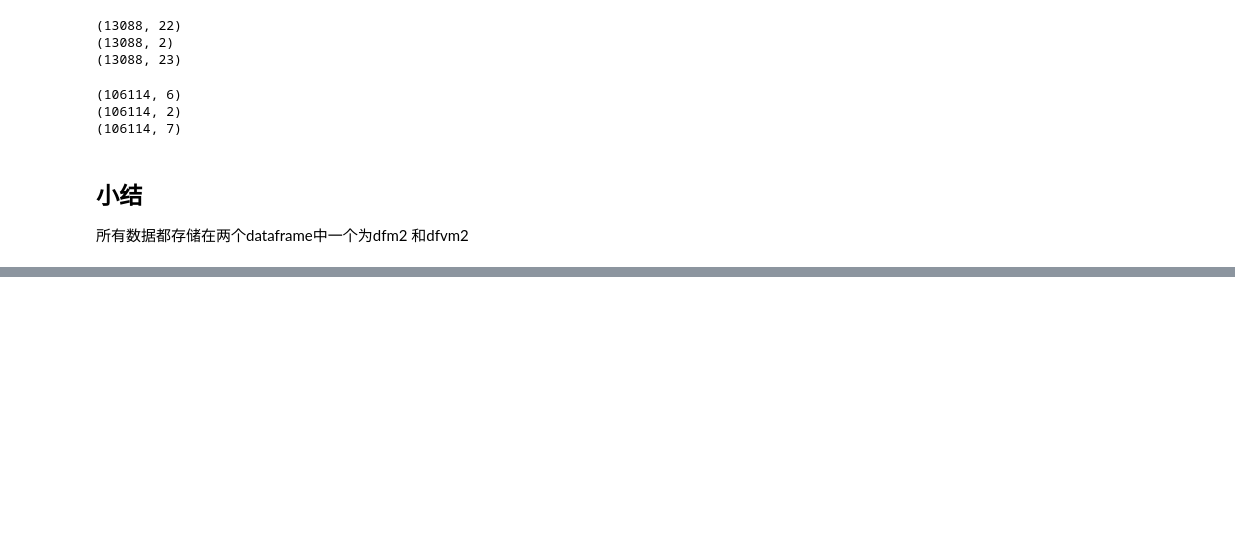
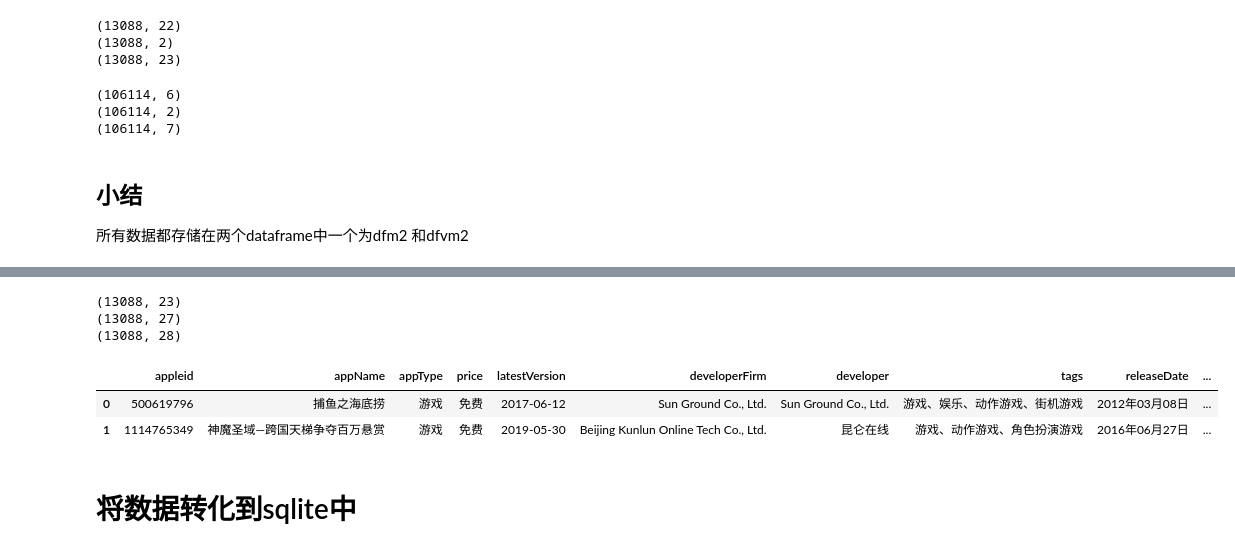
Before and after one commit to akasiro/mergedata-tosqlite, a Jupyter notebook: mergedata20190708.ipynb, the cells around one changed output, grey strips where cells are left out. Drawn from its saved outputs; the diff is of its cells as text; code cells hidden in the pictures; blank space fills up the shorter version.

```diff
--- a/mergedata20190708.ipynb
+++ b/mergedata20190708.ipynb
@@ -294,0 +330,2 @@ print(dfvm2.shape)
+# %%
+dfm3 = dfm2.merge(md1,on = 'appleid',how = 'left')
@@ -294,0 +361,5 @@ print(dfvm2.shape)
+# %%
+def changedate(datestring):
+    date_fomat = time.strptime(datestring, '%Y年%m月%d日')
+    timestamp = int(time.mktime(date_fomat))
+    return timestamp
@@ -294,0 +388,19 @@ print(dfvm2.shape)
+# %%
+dfm4 = dfm3.copy()
+dfm4['rdtimestamp'] = dfm4['releaseDate'].apply(changedate)
+# %%
+print(dfm2.shape)
+print(dfm3.shape)
+print(dfm4.shape)
+# %% [output]
+(13088, 23)
+(13088, 27)
+(13088, 28)
+# %%
+dfm4.head(2)
+# %% [output]
+|  | appleid | appName | appType | price | latestVersion | developerFirm | developer | tags | releaseDate | ... |
+| 0 | 500619796 | 捕鱼之海底捞 | 游戏 | 免费 | 2017-06-12 | Sun Ground Co., Ltd. | Sun Ground Co., Ltd. | 游戏、娱乐、动作游戏、街机游戏 | 2012年03月08日 | ... |
+| 1 | 1114765349 | 神魔圣域—跨国天梯争夺百万悬赏 | 游戏 | 免费 | 2019-05-30 | Beijing Kunlun Online Tech Co., Ltd. | 昆仑在线 | 游戏、动作游戏、角色扮演游戏 | 2016年06月27日 | ... |
+# %% [markdown]
+# 将数据转化到sqlite中
```
Also changed, not shown: parts of 35 cells of this notebook.
